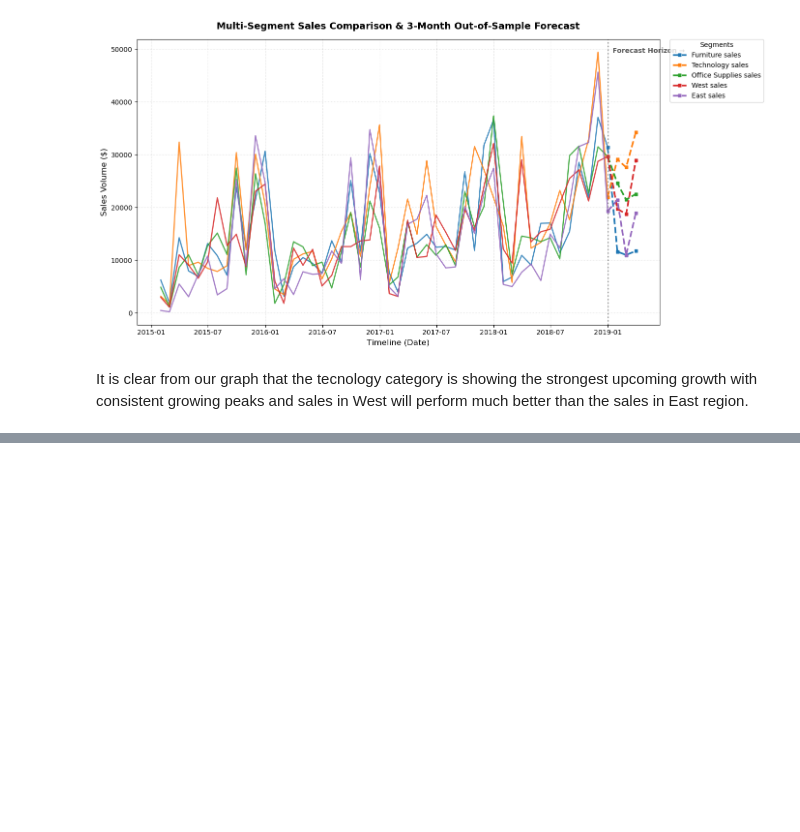
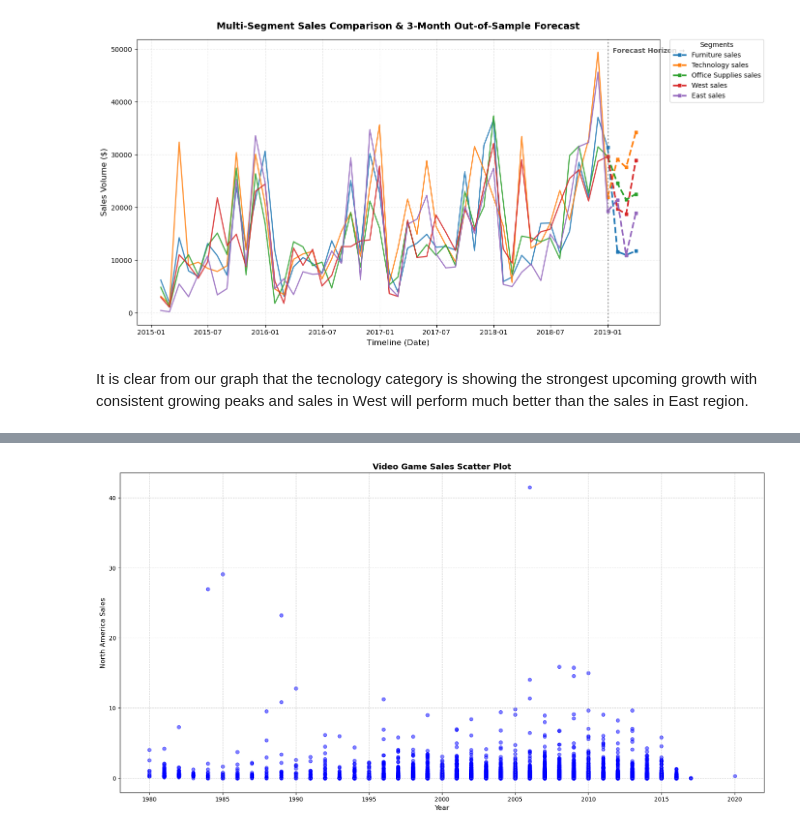
Before and after one commit to ProfessionalPallav20014/Sales-Forecasting-PallavDas, a Jupyter notebook: salesforecasting-pallavdas.ipynb, the cells around one changed output, grey strips where cells are left out. Drawn from its saved outputs; the diff is of its cells as text; code cells hidden in the pictures; blank space fills up the shorter version.

```diff
--- a/salesforecasting-pallavdas.ipynb
+++ b/salesforecasting-pallavdas.ipynb
@@ -1339,0 +1343,3 @@ It is clear from our graph that the tecnology category is showing the strongest
+# %%
+vg_df = pd.read_csv("vgsales.csv")
+vg_df
@@ -1339,0 +1476,9 @@ It is clear from our graph that the tecnology category is showing the strongest
+# %%
+plt.scatter(vg_df['Year'], vg_df['NA_Sales'], color='blue', alpha=0.5)
+plt.title('Video Game Sales Scatter Plot', fontsize=14, fontweight='bold')
+plt.xlabel('Year', fontsize=12)
+plt.ylabel('North America Sales', fontsize=12)
+plt.grid(True, linestyle='--', alpha=0.6)
+plt.show()
+# %% [output]
+[figure, added]
```
Also changed, not shown: parts of 26 cells of this notebook.
